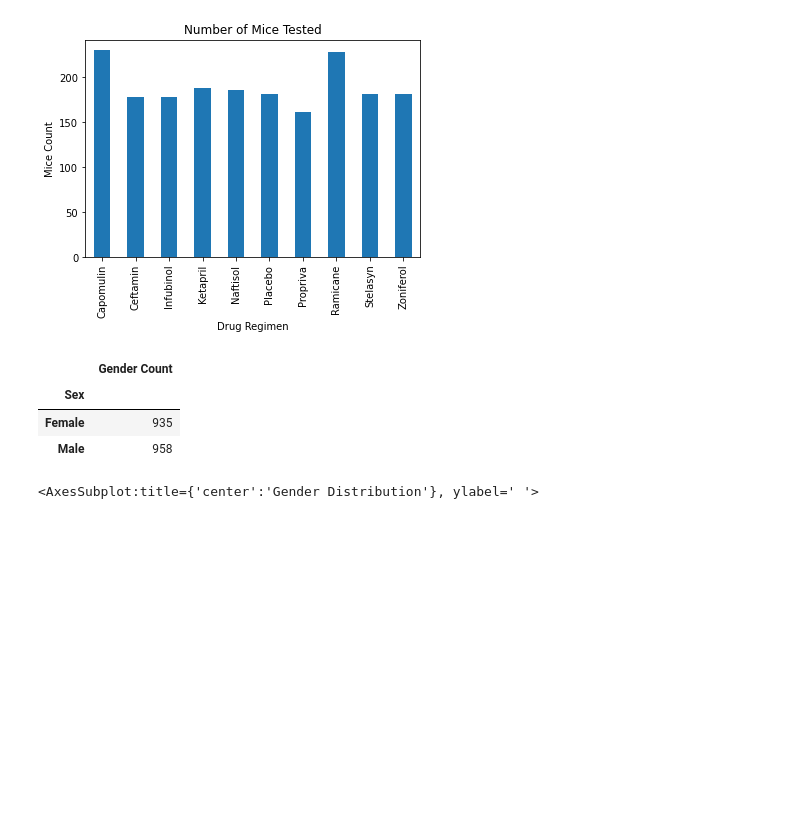
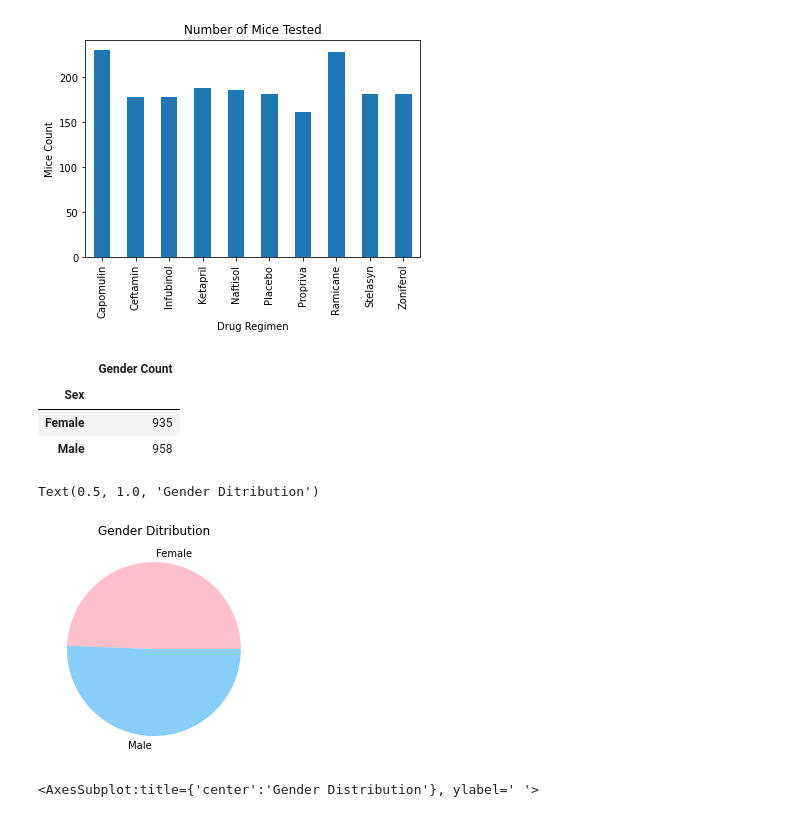
Before and after one commit to CharlesHilgeman/matplotlib-challenge, a Jupyter notebook: pymaceauticals.ipynb, the cells around one changed output. Drawn from its saved outputs; the diff is of its cells as text; code cells hidden in the pictures; blank space fills up the shorter version.

```diff
--- a/pymaceauticals.ipynb
+++ b/pymaceauticals.ipynb
@@ -112,6 +137,14 @@ gender_fin = pd.DataFrame({'Gender Count': gender_num})
 | Sex |  |
 | Female | 935 |
 | Male | 958 |
+# %%
+labels = ['Female','Male']
+colors = ['pink','lightskyblue']
+plt.pie(gender_fin['Gender Count'], labels = labels, colors = colors)
+plt.title('Gender Ditribution')
+# %% [output]
+Text(0.5, 1.0, 'Gender Ditribution')
+[figure, added]
 # %%
 gender_pie = gender_num.plot(kind = 'pie', title = 'Gender Distribution')
 gender_pie.set_ylabel(' ')
```
Also changed, not shown: parts of 8 cells of this notebook.
